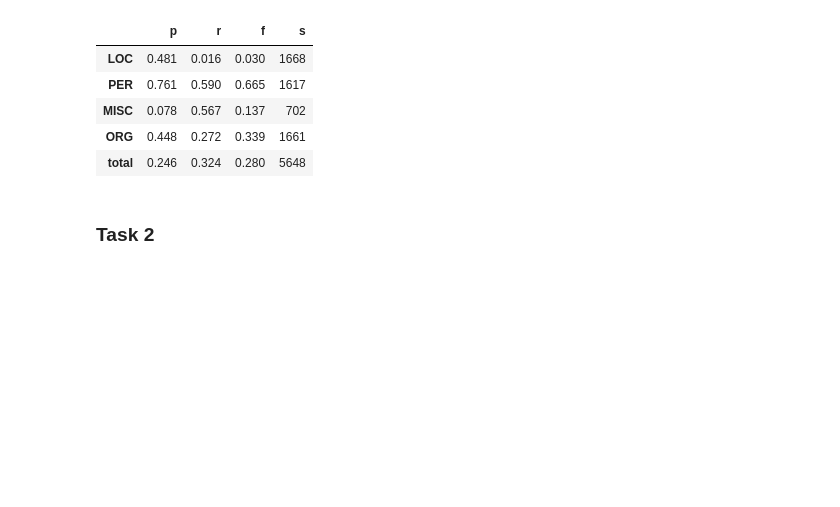
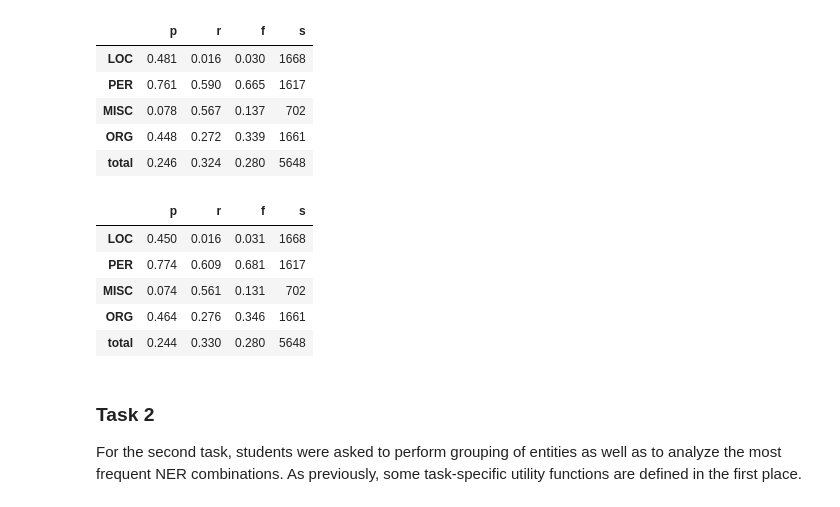
Before and after one commit to FarinaMatteo/nlu-second-assignment, a Jupyter notebook: main.ipynb, the cells around one changed output. Drawn from its saved outputs; the diff is of its cells as text; code cells hidden in the pictures; blank space fills up the shorter version.

```diff
--- a/main.ipynb
+++ b/main.ipynb
@@ -21,15 +85,15 @@ conll2003 = read_corpus_conll('data/conll2003/test.txt')
 # %%
-# utility fns
-def decode_ref(conll_tuple: tuple):
-    return (get_token(conll_tuple), get_iob(conll_tuple))  # inner text of token + iob tag
-
+# utility fns for the first task
 def get_token(conll_tuple: tuple):
+    """Returns the token text of a tuple from the conll2003 ds"""
     decoded = conll_tuple[0].strip().split()
     return decoded[0]
 
 def get_iob(conll_tuple: tuple):
+    """Returns the iob tag of a tuple from the conll2003 ds"""
     decoded = conll_tuple[0].strip().split()
     return decoded[-1]
 
-def encode_key(lst: list):
-    return "[{}]".format(", ".join(sorted(lst)))
+def decode_ref(conll_tuple: tuple):
+    """Decodes a tuple from the conll2003 dataset. Returns values as (token, iob)"""
+    return (get_token(conll_tuple), get_iob(conll_tuple))
@@ -68,6 +103,10 @@ def token_acc(refs, hyps):
 # %%
 # defining a custom whitespace tokenizer
 class WhitespaceTokenizer(object):
+    """
+    Class for a basic whitespace tokenizer. When an instance is called, it splits a sentence string
+    into whitespace-separated tokens and embeds them into a Doc object to be returned.
+    """
     def __init__(self, vocab):
         super(WhitespaceTokenizer, self).__init__()
         self.vocab = vocab
@@ -75,9 +114,9 @@ class WhitespaceTokenizer(object):
     def __call__(self, text):
         words = text.split(" ")
         spaces = [True] * len(words); spaces[-1] = False  # last word of a sentence doesn't need trailing space
-        return Doc(self.vocab, words=words, spaces=spaces)
+        return spacy.tokens.doc.Doc(self.vocab, words=words, spaces=spaces)
 
 # initializing the default pipeline and substituting the tokenizer.
-# this allows tokens provided by spacy and the original tokens from the conll2003 dataset to match.
+# this will allow tokens provided by spacy and the original tokens from the conll2003 dataset to match.
 nlp = spacy.load("en_core_web_sm")
 nlp.tokenizer = WhitespaceTokenizer(nlp.vocab)
@@ -134,0 +169,12 @@ pd.DataFrame().from_dict(acc, orient='index').round(decimals=3)
+# %%
+# when refs and hyps are ready, let's use sklearn to compute token-level metrics
+from sklearn.metrics import classification_report
+y_true = []
+y_pred = []
+for i in range(len(refs)):
+    for j in range(len(refs[i])):
+        y_true.append(refs[i][j][-1])  # tuple is composed of (token, ref_tag) for further evaluation fn
+        y_pred.append(hyps[i][j][-1])  # tuple is composed of (token, pred_tag) for further evaluation fn
+
+# finally, compute and print the report
+print(classification_report(y_true, y_pred))
@@ -143,5 +300,17 @@ pd.DataFrame().from_dict(results, orient='index').round(decimals=3)
 | MISC | 0.078 | 0.567 | 0.137 | 702 |
 | ORG | 0.448 | 0.272 | 0.339 | 1661 |
 | total | 0.246 | 0.324 | 0.280 | 5648 |
+# %%
+results_aligned = evaluate(refs_aligned, hyps_aligned)
+pd.DataFrame().from_dict(results_aligned, orient='index').round(decimals=3)  # aligned Tokenization
+# %% [output]
+|  | p | r | f | s |
+| LOC | 0.450 | 0.016 | 0.031 | 1668 |
+| PER | 0.774 | 0.609 | 0.681 | 1617 |
+| MISC | 0.074 | 0.561 | 0.131 | 702 |
+| ORG | 0.464 | 0.276 | 0.346 | 1661 |
+| total | 0.244 | 0.330 | 0.280 | 5648 |
 # %% [markdown]
 ### Task 2
+
+For the second task, students were asked to perform grouping of entities as well as to analyze the most frequent NER combinations. As previously, some task-specific utility functions are defined in the first place.
```
Also changed, not shown: parts of 30 cells of this notebook, 1 other file.
